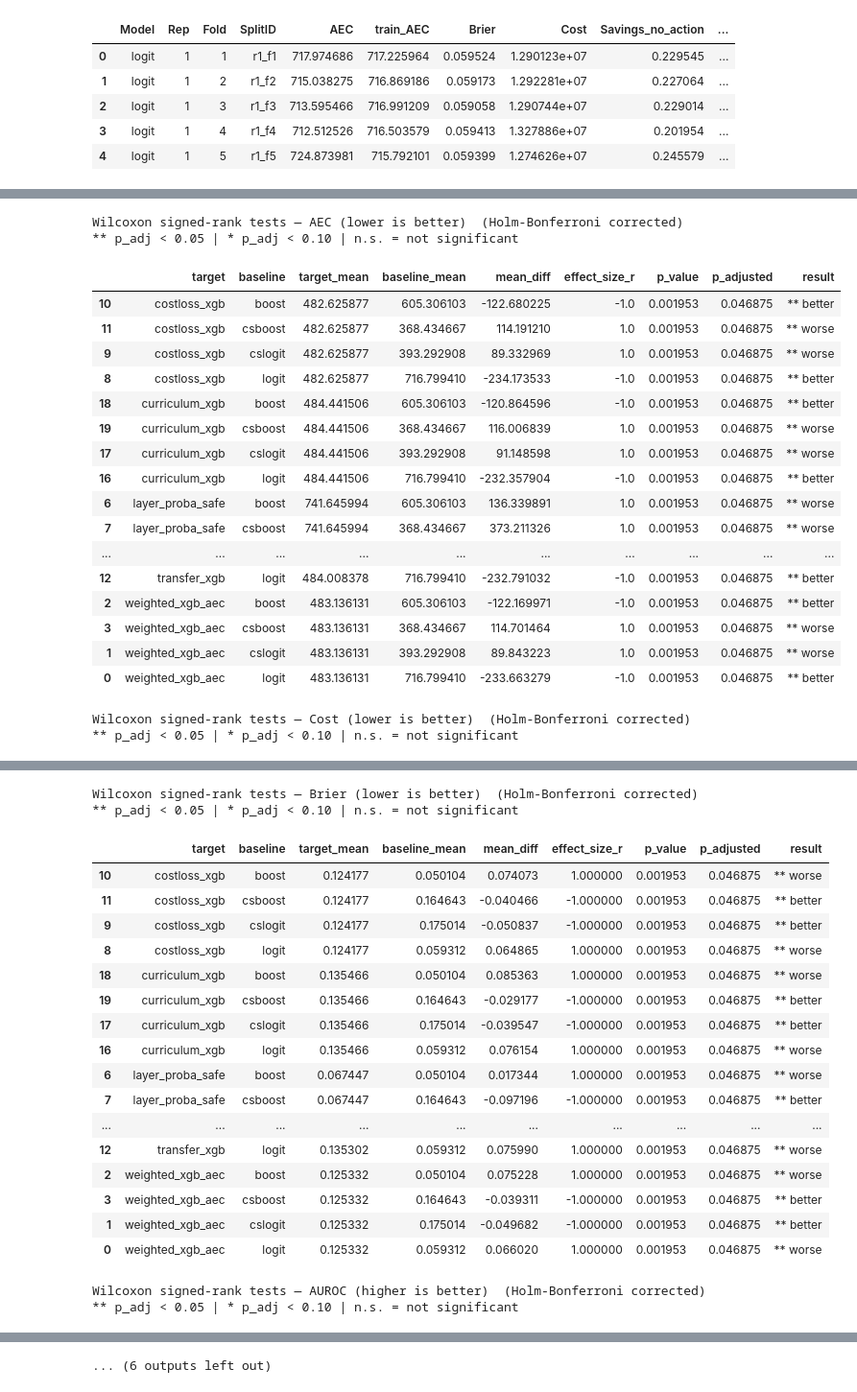
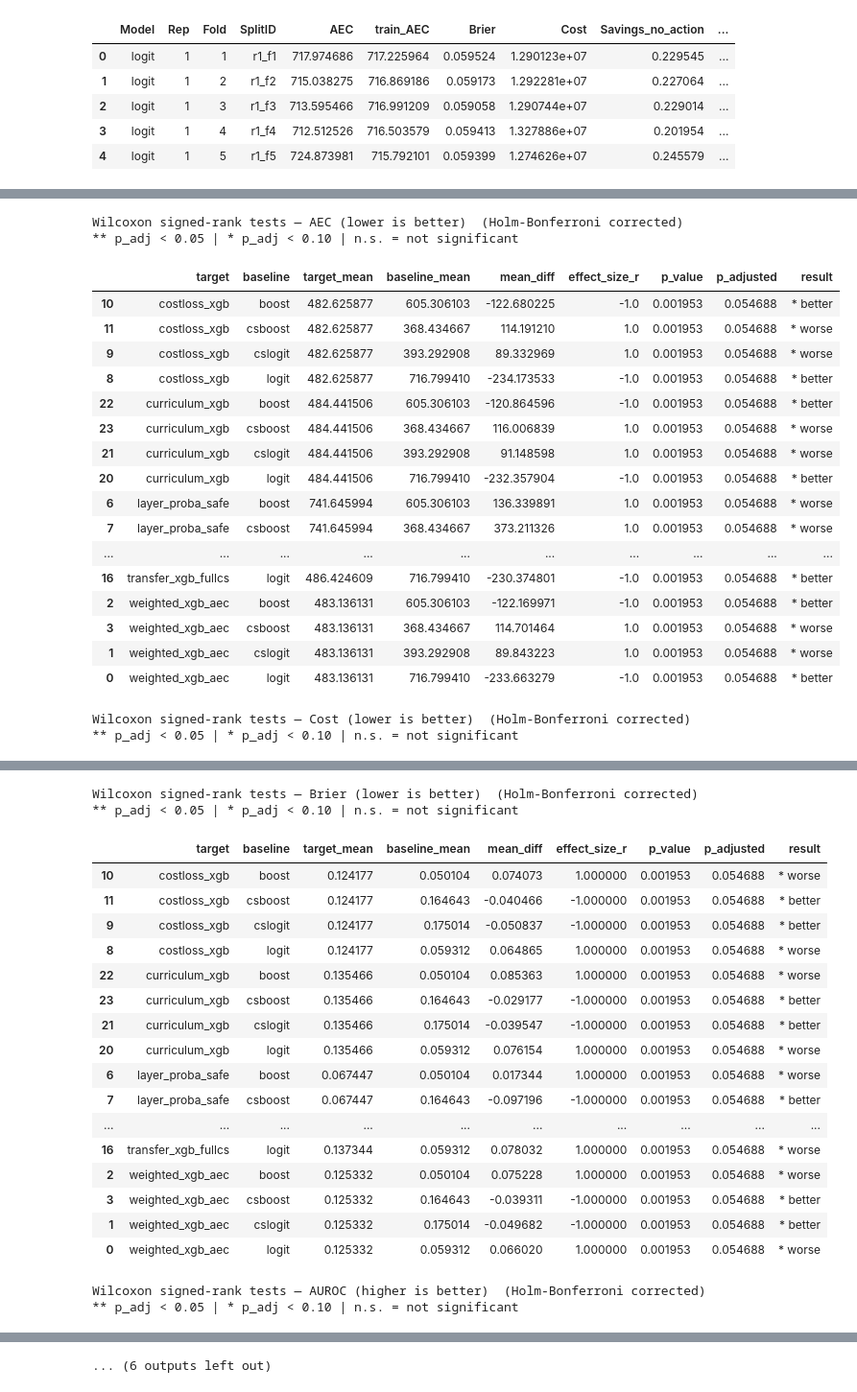
Before and after one commit to lea-aj/cost-sensitive-classification, a Jupyter notebook: gmsc.ipynb, the cells around one changed output, grey strips where cells are left out. Shown at 96% size. Drawn from its saved outputs; the diff is of its cells as text; code cells hidden in the pictures.

```diff
--- a/gmsc.ipynb
+++ b/gmsc.ipynb
@@ -2816,50 +3463,50 @@ def pairwise_wilcoxon_vs_baselines(df, target_models, baseline_models, metric):
         lambda r: (f"{r['sig_marker']} better" if r['better_than_baseline'] else f"{r['sig_marker']} worse")
         if r['sig_marker'] else 'n.s.',
         axis=1,
     )
     return result_df
 
 
 
-weighted_models = ['weighted_xgb_aec', 'layer_proba_safe', 'costloss_xgb', 'transfer_xgb', 'curriculum_xgb', 'teacher_csboost']
+weighted_models = ['weighted_xgb_aec', 'layer_proba_safe', 'costloss_xgb', 'transfer_xgb', 'transfer_xgb_fullcs', 'curriculum_xgb', 'teacher_csboost']
 baseline_models = ['logit', 'cslogit', 'boost', 'csboost']
 
 WILCOXON_METRICS = [
     'AEC', 'Cost', 'Brier', 'AUROC', 'AP', 'F1',
     'Savings_no_action', 'Savings_best_trivial', 'Spearman',
 ]
 
 wilcoxon_display_cols = ['target', 'baseline', 'target_mean', 'baseline_mean',
                          'mean_diff', 'effect_size_r', 'p_value', 'p_adjusted', 'result']
 
 all_wilcoxon = {}
 for metric in WILCOXON_METRICS:
     wdf = pairwise_wilcoxon_vs_baselines(fold_df, weighted_models, baseline_models, metric)
     all_wilcoxon[metric] = wdf
     direction = '(lower is better)' if metric in ['AEC', 'Cost', 'Brier'] else '(higher is better)'
     print(f'\nWilcoxon signed-rank tests — {metric} {direction}  (Holm-Bonferroni corrected)')
     print('** p_adj < 0.05 | * p_adj < 0.10 | n.s. = not significant')
     display(wdf.sort_values(['target', 'baseline'])[wilcoxon_display_cols])
 # %% [output]
 Wilcoxon signed-rank tests — AEC (lower is better)  (Holm-Bonferroni corrected)
 ** p_adj < 0.05 | * p_adj < 0.10 | n.s. = not significant
 |  | target | baseline | target_mean | baseline_mean | mean_diff | effect_size_r | p_value | p_adjusted | result |
-| 10 | costloss_xgb | boost | 482.625877 | 605.306103 | -122.680225 | -1.0 | 0.001953 | 0.046875 | ** better |
-| 11 | costloss_xgb | csboost | 482.625877 | 368.434667 | 114.191210 | 1.0 | 0.001953 | 0.046875 | ** worse |
-| 9 | costloss_xgb | cslogit | 482.625877 | 393.292908 | 89.332969 | 1.0 | 0.001953 | 0.046875 | ** worse |
-| 8 | costloss_xgb | logit | 482.625877 | 716.799410 | -234.173533 | -1.0 | 0.001953 | 0.046875 | ** better |
-| 18 | curriculum_xgb | boost | 484.441506 | 605.306103 | -120.864596 | -1.0 | 0.001953 | 0.046875 | ** better |
-| 19 | curriculum_xgb | csboost | 484.441506 | 368.434667 | 116.006839 | 1.0 | 0.001953 | 0.046875 | ** worse |
-| 17 | curriculum_xgb | cslogit | 484.441506 | 393.292908 | 91.148598 | 1.0 | 0.001953 | 0.046875 | ** worse |
-| 16 | curriculum_xgb | logit | 484.441506 | 716.799410 | -232.357904 | -1.0 | 0.001953 | 0.046875 | ** better |
-| 6 | layer_proba_safe | boost | 741.645994 | 605.306103 | 136.339891 | 1.0 | 0.001953 | 0.046875 | ** worse |
-| 7 | layer_proba_safe | csboost | 741.645994 | 368.434667 | 373.211326 | 1.0 | 0.001953 | 0.046875 | ** worse |
+| 10 | costloss_xgb | boost | 482.625877 | 605.306103 | -122.680225 | -1.0 | 0.001953 | 0.054688 | * better |
+| 11 | costloss_xgb | csboost | 482.625877 | 368.434667 | 114.191210 | 1.0 | 0.001953 | 0.054688 | * worse |
+| 9 | costloss_xgb | cslogit | 482.625877 | 393.292908 | 89.332969 | 1.0 | 0.001953 | 0.054688 | * worse |
+| 8 | costloss_xgb | logit | 482.625877 | 716.799410 | -234.173533 | -1.0 | 0.001953 | 0.054688 | * better |
+| 22 | curriculum_xgb | boost | 484.441506 | 605.306103 | -120.864596 | -1.0 | 0.001953 | 0.054688 | * better |
+| 23 | curriculum_xgb | csboost | 484.441506 | 368.434667 | 116.006839 | 1.0 | 0.001953 | 0.054688 | * worse |
+| 21 | curriculum_xgb | cslogit | 484.441506 | 393.292908 | 91.148598 | 1.0 | 0.001953 | 0.054688 | * worse |
+| 20 | curriculum_xgb | logit | 484.441506 | 716.799410 | -232.357904 | -1.0 | 0.001953 | 0.054688 | * better |
+| 6 | layer_proba_safe | boost | 741.645994 | 605.306103 | 136.339891 | 1.0 | 0.001953 | 0.054688 | * worse |
+| 7 | layer_proba_safe | csboost | 741.645994 | 368.434667 | 373.211326 | 1.0 | 0.001953 | 0.054688 | * worse |
 | ... | ... | ... | ... | ... | ... | ... | ... | ... | ... |
-| 12 | transfer_xgb | logit | 484.008378 | 716.799410 | -232.791032 | -1.0 | 0.001953 | 0.046875 | ** better |
-| 2 | weighted_xgb_aec | boost | 483.136131 | 605.306103 | -122.169971 | -1.0 | 0.001953 | 0.046875 | ** better |
-| 3 | weighted_xgb_aec | csboost | 483.136131 | 368.434667 | 114.701464 | 1.0 | 0.001953 | 0.046875 | ** worse |
-| 1 | weighted_xgb_aec | cslogit | 483.136131 | 393.292908 | 89.843223 | 1.0 | 0.001953 | 0.046875 | ** worse |
-| 0 | weighted_xgb_aec | logit | 483.136131 | 716.799410 | -233.663279 | -1.0 | 0.001953 | 0.046875 | ** better |
+| 16 | transfer_xgb_fullcs | logit | 486.424609 | 716.799410 | -230.374801 | -1.0 | 0.001953 | 0.054688 | * better |
+| 2 | weighted_xgb_aec | boost | 483.136131 | 605.306103 | -122.169971 | -1.0 | 0.001953 | 0.054688 | * better |
+| 3 | weighted_xgb_aec | csboost | 483.136131 | 368.434667 | 114.701464 | 1.0 | 0.001953 | 0.054688 | * worse |
+| 1 | weighted_xgb_aec | cslogit | 483.136131 | 393.292908 | 89.843223 | 1.0 | 0.001953 | 0.054688 | * worse |
+| 0 | weighted_xgb_aec | logit | 483.136131 | 716.799410 | -233.663279 | -1.0 | 0.001953 | 0.054688 | * better |
 Wilcoxon signed-rank tests — Cost (lower is better)  (Holm-Bonferroni corrected)
 ** p_adj < 0.05 | * p_adj < 0.10 | n.s. = not significant
 |  | target | baseline | target_mean | baseline_mean | mean_diff | effect_size_r | p_value | p_adjusted | result |
@@ -2882,22 +3529,22 @@ Wilcoxon signed-rank tests — Cost (lower is better)  (Holm-Bonferroni correcte
 Wilcoxon signed-rank tests — Brier (lower is better)  (Holm-Bonferroni corrected)
 ** p_adj < 0.05 | * p_adj < 0.10 | n.s. = not significant
 |  | target | baseline | target_mean | baseline_mean | mean_diff | effect_size_r | p_value | p_adjusted | result |
-| 10 | costloss_xgb | boost | 0.124177 | 0.050104 | 0.074073 | 1.000000 | 0.001953 | 0.046875 | ** worse |
-| 11 | costloss_xgb | csboost | 0.124177 | 0.164643 | -0.040466 | -1.000000 | 0.001953 | 0.046875 | ** better |
-| 9 | costloss_xgb | cslogit | 0.124177 | 0.175014 | -0.050837 | -1.000000 | 0.001953 | 0.046875 | ** better |
-| 8 | costloss_xgb | logit | 0.124177 | 0.059312 | 0.064865 | 1.000000 | 0.001953 | 0.046875 | ** worse |
-| 18 | curriculum_xgb | boost | 0.135466 | 0.050104 | 0.085363 | 1.000000 | 0.001953 | 0.046875 | ** worse |
-| 19 | curriculum_xgb | csboost | 0.135466 | 0.164643 | -0.029177 | -1.000000 | 0.001953 | 0.046875 | ** better |
-| 17 | curriculum_xgb | cslogit | 0.135466 | 0.175014 | -0.039547 | -1.000000 | 0.001953 | 0.046875 | ** better |
-| 16 | curriculum_xgb | logit | 0.135466 | 0.059312 | 0.076154 | 1.000000 | 0.001953 | 0.046875 | ** worse |
-| 6 | layer_proba_safe | boost | 0.067447 | 0.050104 | 0.017344 | 1.000000 | 0.001953 | 0.046875 | ** worse |
-| 7 | layer_proba_safe | csboost | 0.067447 | 0.164643 | -0.097196 | -1.000000 | 0.001953 | 0.046875 | ** better |
+| 10 | costloss_xgb | boost | 0.124177 | 0.050104 | 0.074073 | 1.000000 | 0.001953 | 0.054688 | * worse |
+| 11 | costloss_xgb | csboost | 0.124177 | 0.164643 | -0.040466 | -1.000000 | 0.001953 | 0.054688 | * better |
+| 9 | costloss_xgb | cslogit | 0.124177 | 0.175014 | -0.050837 | -1.000000 | 0.001953 | 0.054688 | * better |
+| 8 | costloss_xgb | logit | 0.124177 | 0.059312 | 0.064865 | 1.000000 | 0.001953 | 0.054688 | * worse |
+| 22 | curriculum_xgb | boost | 0.135466 | 0.050104 | 0.085363 | 1.000000 | 0.001953 | 0.054688 | * worse |
+| 23 | curriculum_xgb | csboost | 0.135466 | 0.164643 | -0.029177 | -1.000000 | 0.001953 | 0.054688 | * better |
+| 21 | curriculum_xgb | cslogit | 0.135466 | 0.175014 | -0.039547 | -1.000000 | 0.001953 | 0.054688 | * better |
+| 20 | curriculum_xgb | logit | 0.135466 | 0.059312 | 0.076154 | 1.000000 | 0.001953 | 0.054688 | * worse |
+| 6 | layer_proba_safe | boost | 0.067447 | 0.050104 | 0.017344 | 1.000000 | 0.001953 | 0.054688 | * worse |
+| 7 | layer_proba_safe | csboost | 0.067447 | 0.164643 | -0.097196 | -1.000000 | 0.001953 | 0.054688 | * better |
 | ... | ... | ... | ... | ... | ... | ... | ... | ... | ... |
-| 12 | transfer_xgb | logit | 0.135302 | 0.059312 | 0.075990 | 1.000000 | 0.001953 | 0.046875 | ** worse |
-| 2 | weighted_xgb_aec | boost | 0.125332 | 0.050104 | 0.075228 | 1.000000 | 0.001953 | 0.046875 | ** worse |
-| 3 | weighted_xgb_aec | csboost | 0.125332 | 0.164643 | -0.039311 | -1.000000 | 0.001953 | 0.046875 | ** better |
-| 1 | weighted_xgb_aec | cslogit | 0.125332 | 0.175014 | -0.049682 | -1.000000 | 0.001953 | 0.046875 | ** better |
-| 0 | weighted_xgb_aec | logit | 0.125332 | 0.059312 | 0.066020 | 1.000000 | 0.001953 | 0.046875 | ** worse |
+| 16 | transfer_xgb_fullcs | logit | 0.137344 | 0.059312 | 0.078032 | 1.000000 | 0.001953 | 0.054688 | * worse |
+| 2 | weighted_xgb_aec | boost | 0.125332 | 0.050104 | 0.075228 | 1.000000 | 0.001953 | 0.054688 | * worse |
+| 3 | weighted_xgb_aec | csboost | 0.125332 | 0.164643 | -0.039311 | -1.000000 | 0.001953 | 0.054688 | * better |
+| 1 | weighted_xgb_aec | cslogit | 0.125332 | 0.175014 | -0.049682 | -1.000000 | 0.001953 | 0.054688 | * better |
+| 0 | weighted_xgb_aec | logit | 0.125332 | 0.059312 | 0.066020 | 1.000000 | 0.001953 | 0.054688 | * worse |
 Wilcoxon signed-rank tests — AUROC (higher is better)  (Holm-Bonferroni corrected)
 ** p_adj < 0.05 | * p_adj < 0.10 | n.s. = not significant
 |  | target | baseline | target_mean | baseline_mean | mean_diff | effect_size_r | p_value | p_adjusted | result |
```
Also changed, not shown: parts of 21 cells of this notebook, 9 other files.
